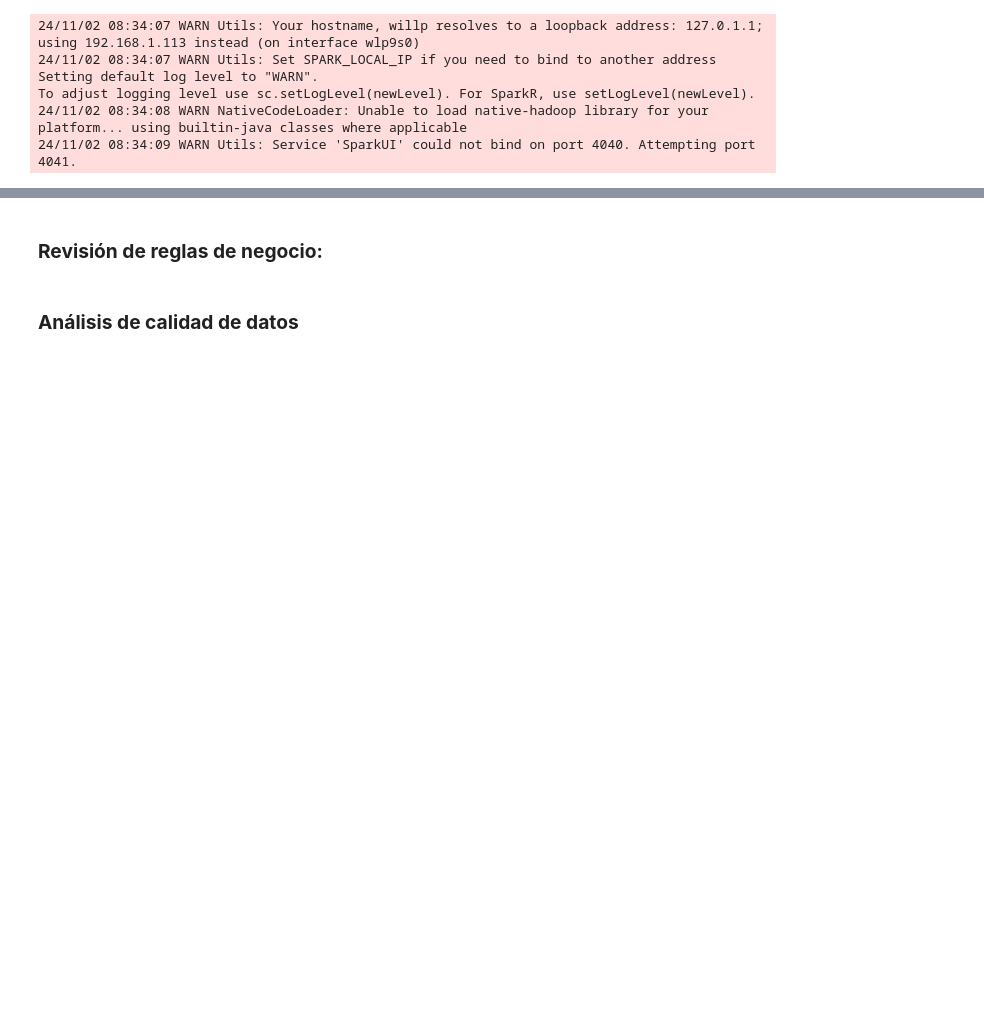
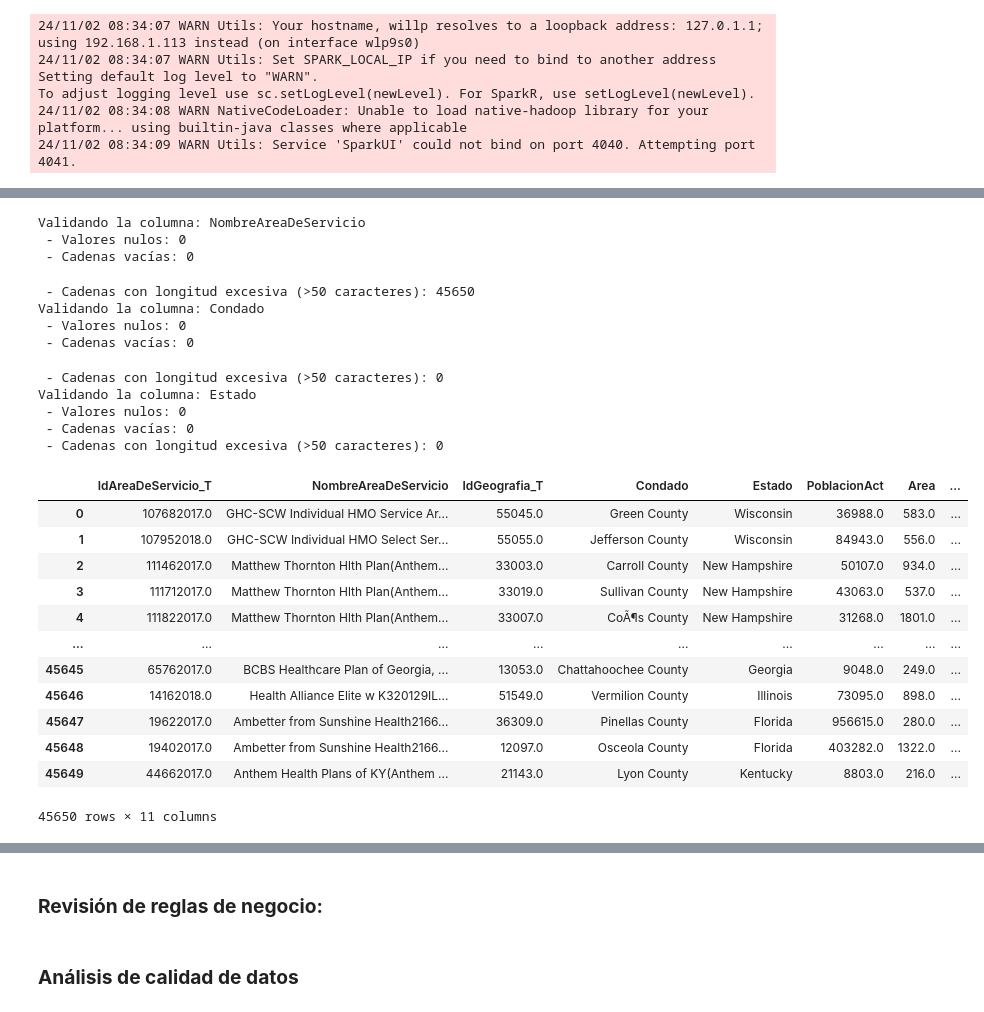
Before and after one commit to codebusters-MIAD/rasa-alpes-project, a Jupyter notebook: entendimiento/fuente_area_servicio.ipynb, the cells around one changed output, grey strips where cells are left out. Drawn from its saved outputs; the diff is of its cells as text; code cells hidden in the pictures; blank space fills up the shorter version.

```diff
--- a/entendimiento/fuente_area_servicio.ipynb
+++ b/entendimiento/fuente_area_servicio.ipynb
@@ -79,0 +115,76 @@ only showing top 20 rows
+# %%
+def validar_columnas_string(df, columnas_string):
+    ejemplos_problemas = []
+
+    for columna in columnas_string:
+        print(f"Validando la columna: {columna}")
+
+        # 1. Verificar valores nulos
+        nulos_df = df.filter(col(columna).isNull()).toPandas()
+        nulos = nulos_df.shape[0]
+        print(f" - Valores nulos: {nulos}")
+        if nulos > 0:
+            nulos_df['Columna'] = columna
+            nulos_df['Regla No Cumplida'] = 'Valor nulo'
+            ejemplos_problemas.append(nulos_df)
+
+        # 2. Verificar cadenas vacías
+        vacias_df = df.filter(col(columna) == '').toPandas()
+        cadenas_vacias = vacias_df.shape[0]
+        print(f" - Cadenas vacías: {cadenas_vacias}")
+        if cadenas_vacias > 0:
+            vacias_df['Columna'] = columna
+            vacias_df['Regla No Cumplida'] = 'Cadena vacía'
+            ejemplos_problemas.append(vacias_df)
+
+        # 3. Eliminar espacios en blanco al inicio y al final
+        df = df.withColumn(columna, trim(col(columna)))
+
+        # 4. Verificar la longitud de las cadenas (por ejemplo, máximo 50 caracteres)
+        longitud_excesiva_df = df.filter(length(col(columna)) > 50).toPandas()
+        longitud_excesiva = longitud_excesiva_df.shape[0]
+        print(f" - Cadenas con longitud excesiva (>50 caracteres): {longitud_excesiva}")
+        if longitud_excesiva > 0:
+            longitud_excesiva_df['Columna'] = columna
+            longitud_excesiva_df['Regla No Cumplida'] = 'Longitud excesiva'
+            ejemplos_problemas.append(longitud_excesiva_df)
+
+    # Concatenar todos los ejemplos en un solo DataFrame de pandas
+    if ejemplos_problemas:
+        return pd.concat(ejemplos_problemas, ignore_index=True)
+    else:
+        return pd.DataFrame()
+
+# Lista de columnas de tipo string a validar
+columnas_string = ['NombreAreaDeServicio', 'Condado', 'Estado']
+
+# Validar las columnas de tipo string
+df = validar_columnas_string(areas, columnas_string)
+
+df
+# %% [output]
+Validando la columna: NombreAreaDeServicio
+ - Valores nulos: 0
+ - Cadenas vacías: 0
+ - Cadenas con longitud excesiva (>50 caracteres): 45650
+Validando la columna: Condado
+ - Valores nulos: 0
+ - Cadenas vacías: 0
+ - Cadenas con longitud excesiva (>50 caracteres): 0
+Validando la columna: Estado
+ - Valores nulos: 0
+ - Cadenas vacías: 0
+ - Cadenas con longitud excesiva (>50 caracteres): 0
+|  | IdAreaDeServicio_T | NombreAreaDeServicio | IdGeografia_T | Condado | Estado | PoblacionAct | Area | ... |
+| 0 | 107682017.0 | GHC-SCW Individual HMO Service Ar... | 55045.0 | Green County | Wisconsin | 36988.0 | 583.0 | ... |
+| 1 | 107952018.0 | GHC-SCW Individual HMO Select Ser... | 55055.0 | Jefferson County | Wisconsin | 84943.0 | 556.0 | ... |
+| 2 | 111462017.0 | Matthew Thornton Hlth Plan(Anthem... | 33003.0 | Carroll County | New Hampshire | 50107.0 | 934.0 | ... |
+| 3 | 111712017.0 | Matthew Thornton Hlth Plan(Anthem... | 33019.0 | Sullivan County | New Hampshire | 43063.0 | 537.0 | ... |
+| 4 | 111822017.0 | Matthew Thornton Hlth Plan(Anthem... | 33007.0 | CoÃ¶s County | New Hampshire | 31268.0 | 1801.0 | ... |
+| ... | ... | ... | ... | ... | ... | ... | ... | ... |
+| 45645 | 65762017.0 | BCBS Healthcare Plan of Georgia, ... | 13053.0 | Chattahoochee County | Georgia | 9048.0 | 249.0 | ... |
+| 45646 | 14162018.0 | Health Alliance Elite w K320129IL... | 51549.0 | Vermilion County | Illinois | 73095.0 | 898.0 | ... |
+| 45647 | 19622017.0 | Ambetter from Sunshine Health2166... | 36309.0 | Pinellas County | Florida | 956615.0 | 280.0 | ... |
+| 45648 | 19402017.0 | Ambetter from Sunshine Health2166... | 12097.0 | Osceola County | Florida | 403282.0 | 1322.0 | ... |
+| 45649 | 44662017.0 | Anthem Health Plans of KY(Anthem ... | 21143.0 | Lyon County | Kentucky | 8803.0 | 216.0 | ... |
+45650 rows × 11 columns
```
Also changed, not shown: parts of 31 cells of this notebook.
